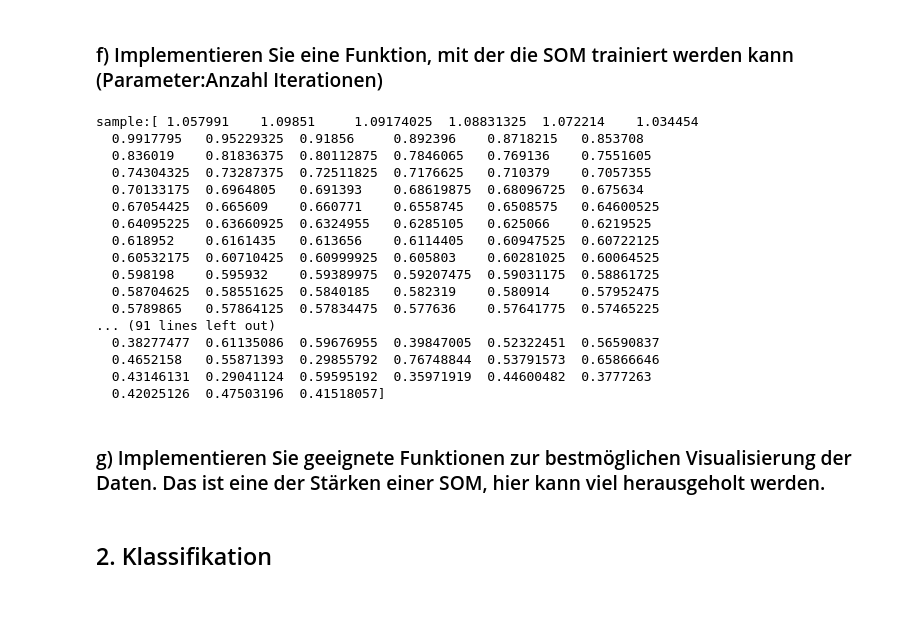
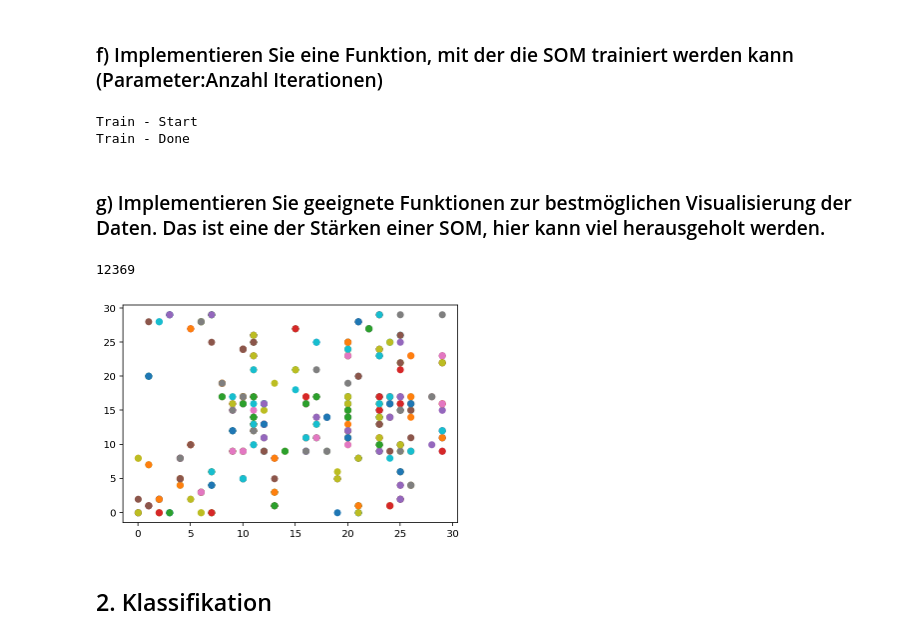
Before and after one commit to KingMus/ws-aufgaben, a Jupyter notebook: Uebungsblatt_02/Uebungsblatt_02.ipynb, the cells around one changed output. Drawn from its saved outputs; the diff is of its cells as text; code cells hidden in the pictures; blank space fills up the shorter version.

Commit message:
added bad visualiziation

```diff
--- a/Uebungsblatt_02/Uebungsblatt_02.ipynb
+++ b/Uebungsblatt_02/Uebungsblatt_02.ipynb
@@ -86,27 +86,24 @@ Sand
 # %% [markdown]
 ### f) Implementieren Sie eine Funktion, mit der die SOM trainiert werden kann (Parameter:Anzahl Iterationen)
 # %%
-som.train(3)
+som.train(15000)
 # %% [output]
-sample:[ 1.057991    1.09851     1.09174025  1.08831325  1.072214    1.034454
-  0.9917795   0.95229325  0.91856     0.892396    0.8718215   0.853708
-  0.836019    0.81836375  0.80112875  0.7846065   0.769136    0.7551605
-  0.74304325  0.73287375  0.72511825  0.7176625   0.710379    0.7057355
-  0.70133175  0.6964805   0.691393    0.68619875  0.68096725  0.675634
-  0.67054425  0.665609    0.660771    0.6558745   0.6508575   0.64600525
-  0.64095225  0.63660925  0.6324955   0.6285105   0.625066    0.6219525
-  0.618952    0.6161435   0.613656    0.6114405   0.60947525  0.60722125
-  0.60532175  0.60710425  0.60999925  0.605803    0.60281025  0.60064525
-  0.598198    0.595932    0.59389975  0.59207475  0.59031175  0.58861725
-  0.58704625  0.58551625  0.5840185   0.582319    0.580914    0.57952475
-  0.5789865   0.57864125  0.57834475  0.577636    0.57641775  0.57465225
-... (91 lines left out)
-  0.38277477  0.61135086  0.59676955  0.39847005  0.52322451  0.56590837
-  0.4652158   0.55871393  0.29855792  0.76748844  0.53791573  0.65866646
-  0.43146131  0.29041124  0.59595192  0.35971919  0.44600482  0.3777263
-  0.42025126  0.47503196  0.41518057]
+Train - Start
+Train - Done
 # %% [markdown]
 ### g) Implementieren Sie geeignete Funktionen zur bestmöglichen Visualisierung der Daten. Das ist eine der Stärken einer SOM, hier kann viel herausgeholt werden.
+# %%
+print(som.df.shape[0])
+
+
+for row in (som.df.iterrows()):
+    currentDp = np.array(row[1])
+    bmu = som.findBestMatchingUnit(currentDp)
+    plt.plot(bmu[0], bmu[1], marker='o')
+plt.show()
+# %% [output]
+12369
+[figure, added]
 # %% [markdown]
 ## 2. Klassifikation
 # %% [markdown]
```
Also changed, not shown: 1 other file.
